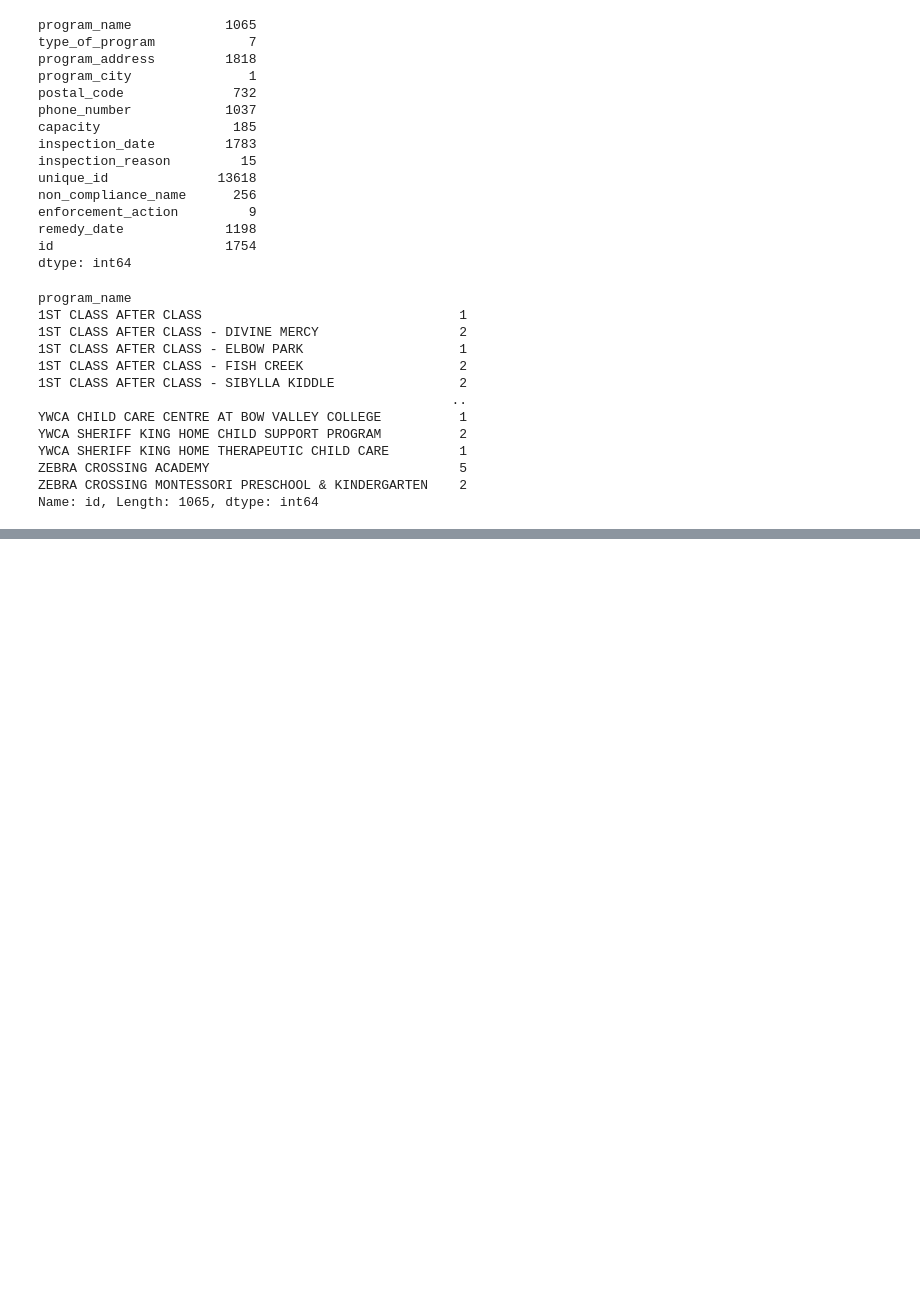
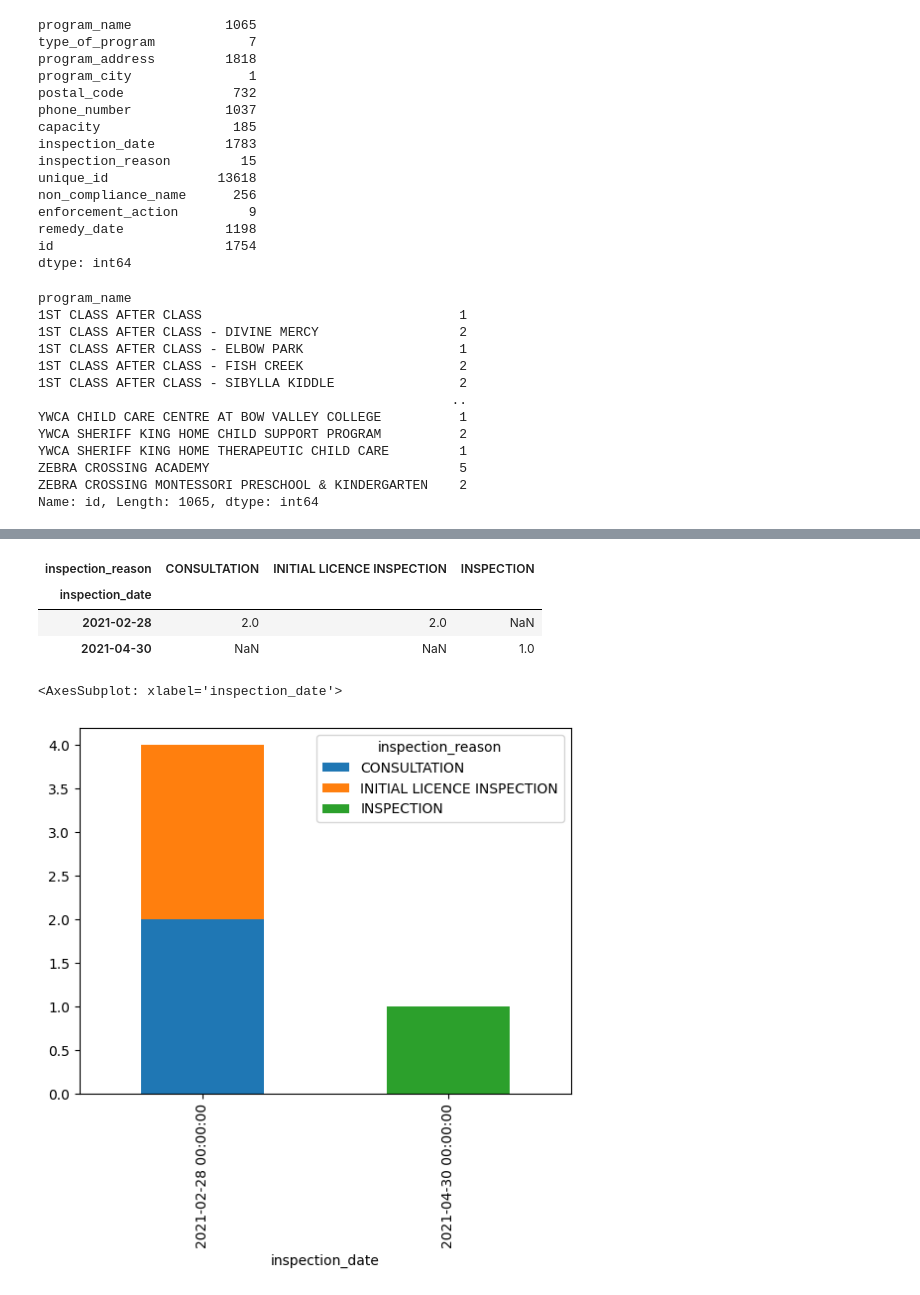
Before and after one commit to brunocgf/calgary_childcares, a Jupyter notebook: workbook.ipynb, the cells around one changed output, grey strips where cells are left out. Cells and saved outputs as stored; diff of their text form; code cells hidden in the pictures; blank space fills up the shorter version.

```diff
--- a/workbook.ipynb
+++ b/workbook.ipynb
@@ -272,0 +236,2 @@ df_clean
+# %%
+df_clean = pd.read_feather("./data/clean.feather")
@@ -272,0 +256,4 @@ df_clean
+# %%
+program_name = "CLEVER CENTRE UNIVERSITY DISTRICT"
+# %%
+df_filtered = df_clean[df_clean['program_name'].str.contains(program_name)]
@@ -272,0 +269,14 @@ df_clean
+# %%
+df_filtered.groupby(['inspection_reason', pd.Grouper(key='inspection_date', freq='M')]).index.count().unstack(0)
+# %% [output]
+| inspection_reason | CONSULTATION | INITIAL LICENCE INSPECTION | INSPECTION |
+| inspection_date |  |  |  |
+| 2021-02-28 | 2.0 | 2.0 | NaN |
+| 2021-04-30 | NaN | NaN | 1.0 |
+# %%
+#df_barplot = df_filtered.groupby(['inspection_reason', 'inspection_date']).index.count().reset_index()>
+df_barplot = df_filtered.groupby(['inspection_reason', pd.Grouper(key='inspection_date', freq='M')]).index.count().unstack(0)
+df_barplot.plot.bar(stacked=True)
+# %% [output]
+<AxesSubplot: xlabel='inspection_date'>
+[figure, added]
```
Also changed, not shown: parts of 23 cells of this notebook, 1 other file.
